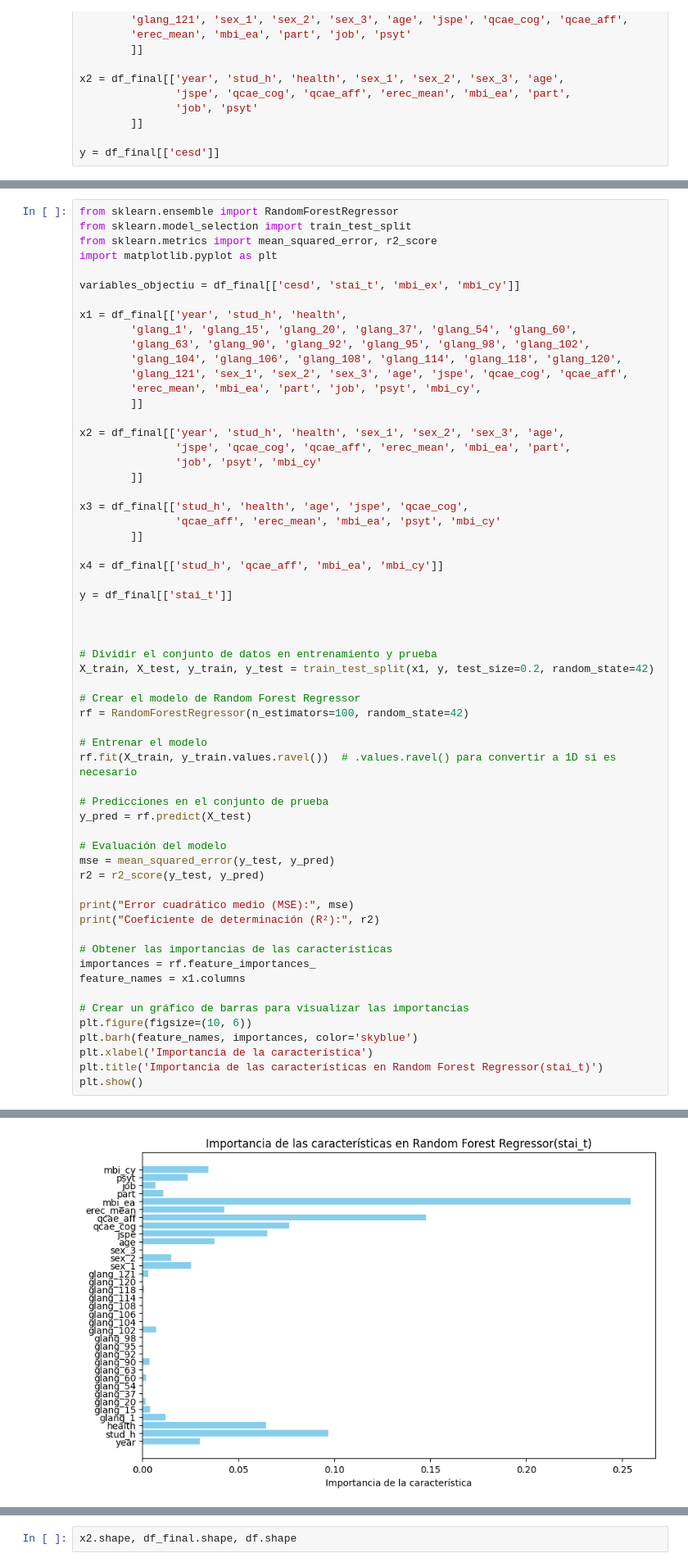
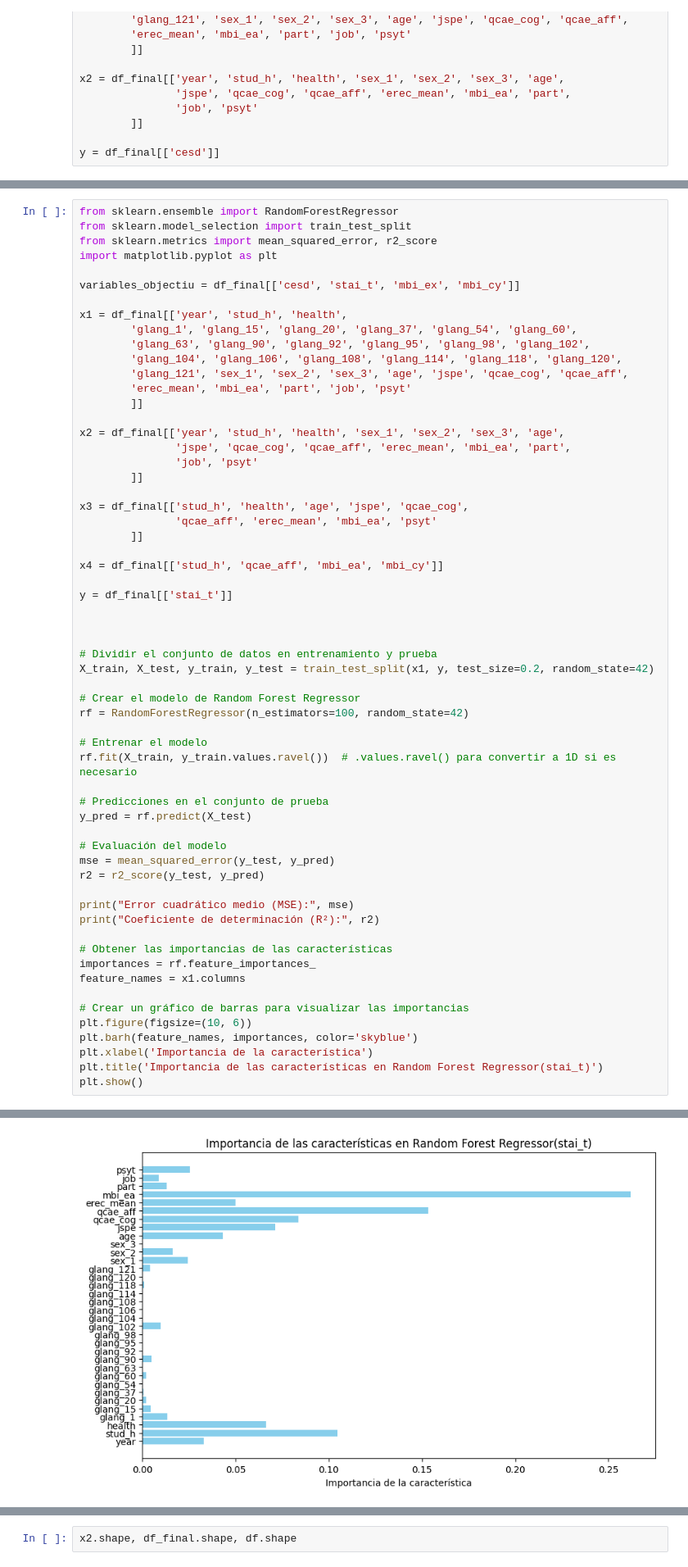
Before and after one commit to DCC-UAB/ACproject-05-grup, a Jupyter notebook: dataset1/test_final.ipynb, the cells around one changed output, grey strips where cells are left out. Shown at 82% size. Saved outputs shown, nothing was run; the diff lists cells and outputs as text.

```diff
--- a/dataset1/test_final.ipynb
+++ b/dataset1/test_final.ipynb
@@ -186,16 +177,16 @@ x1 = df_final[['year', 'stud_h', 'health',
         'glang_63', 'glang_90', 'glang_92', 'glang_95', 'glang_98', 'glang_102',
         'glang_104', 'glang_106', 'glang_108', 'glang_114', 'glang_118', 'glang_120',
         'glang_121', 'sex_1', 'sex_2', 'sex_3', 'age', 'jspe', 'qcae_cog', 'qcae_aff',
-        'erec_mean', 'mbi_ea', 'part', 'job', 'psyt', 'mbi_cy',
+        'erec_mean', 'mbi_ea', 'part', 'job', 'psyt'
         ]]
 
 x2 = df_final[['year', 'stud_h', 'health', 'sex_1', 'sex_2', 'sex_3', 'age',
                'jspe', 'qcae_cog', 'qcae_aff', 'erec_mean', 'mbi_ea', 'part',
-               'job', 'psyt', 'mbi_cy'
+               'job', 'psyt'
         ]]
 
 x3 = df_final[['stud_h', 'health', 'age', 'jspe', 'qcae_cog',
-               'qcae_aff', 'erec_mean', 'mbi_ea', 'psyt', 'mbi_cy'
+               'qcae_aff', 'erec_mean', 'mbi_ea', 'psyt'
         ]]
 
 x4 = df_final[['stud_h', 'qcae_aff', 'mbi_ea', 'mbi_cy']]
@@ -239,4 +230,4 @@ Coeficiente de determinación (R²): 0.3779691245664354
-[figure, old version]
+[figure, new version]
 # %%
 from sklearn.ensemble import RandomForestRegressor
 from sklearn.model_selection import train_test_split
```
Also changed, not shown: parts of 6 cells of this notebook, 12 other files.
